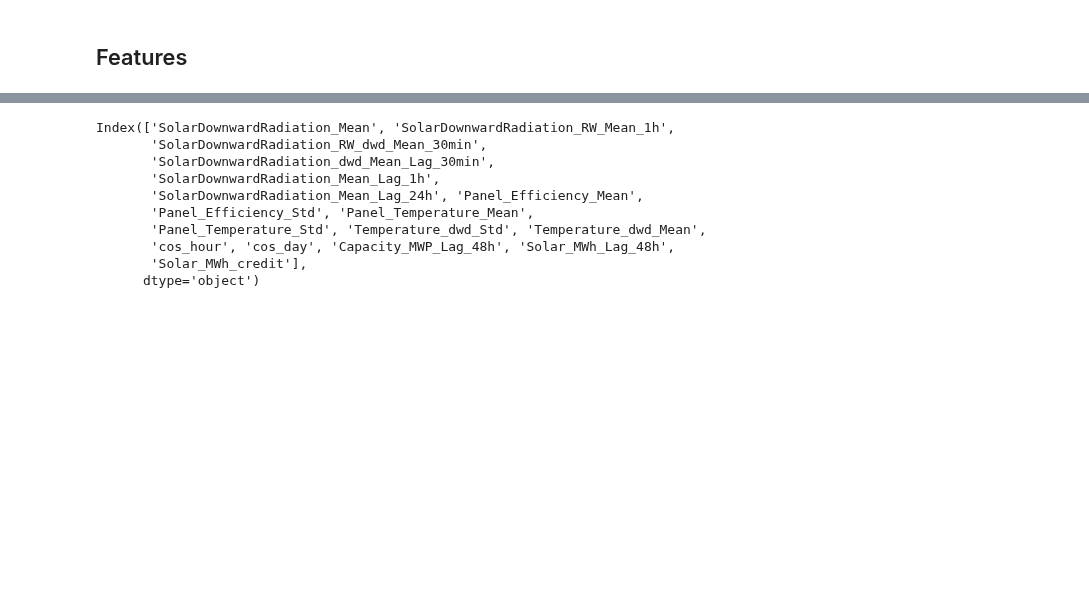
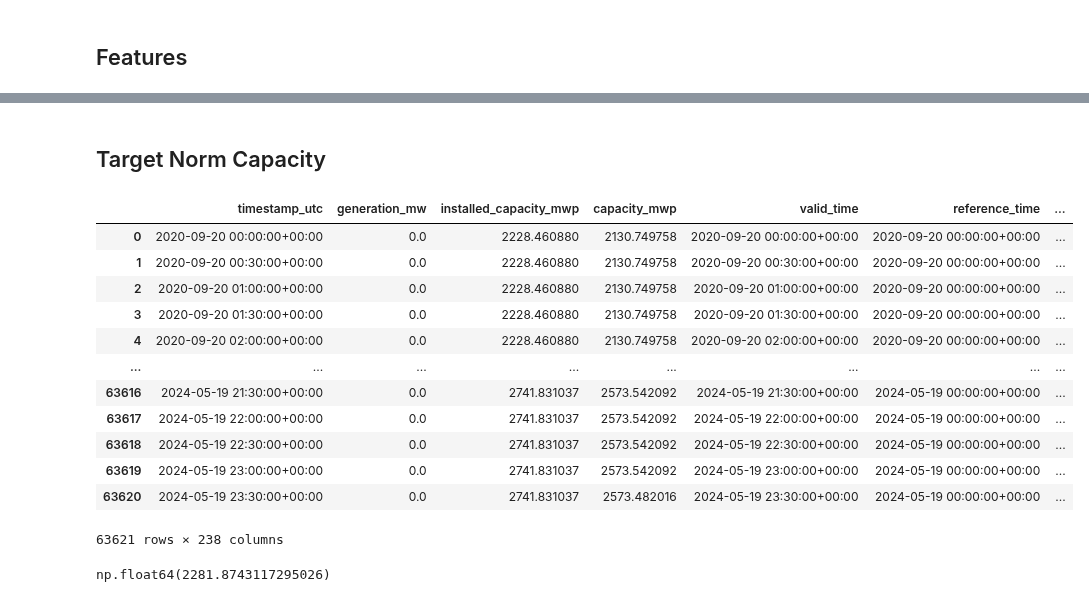
Before and after one commit to P-AEL/Energy_production_price_prediction, a Jupyter notebook: Generation_forecast/Solar_forecast/data/create_train_data.ipynb, the cells around one changed output, grey strips where cells are left out. Saved outputs shown, nothing was run; the diff lists cells and outputs as text; code cells hidden in the pictures; blank space fills up the shorter version.

Commit message:
lgbr models for norm target + eval and train test adjustments

```diff
--- a/Generation_forecast/Solar_forecast/data/create_train_data.ipynb
+++ b/Generation_forecast/Solar_forecast/data/create_train_data.ipynb
@@ -177,4 +177,4 @@ features = [
     "Solar_MWh_Lag_48h"
     ]
 
-df = df[features + ["Solar_MWh_credit"]]
+df_test = df[features + ["Solar_MWh_credit"]]
@@ -181,13 +196,18 @@ df = df[features + ["Solar_MWh_credit"]]
+# %% [markdown]
+## Target Norm Capacity
 # %%
-df.columns
+df
 # %% [output]
+|  | timestamp_utc | generation_mw | installed_capacity_mwp | capacity_mwp | valid_time | reference_time | ... |
+| 0 | 2020-09-20 00:00:00+00:00 | 0.0 | 2228.460880 | 2130.749758 | 2020-09-20 00:00:00+00:00 | 2020-09-20 00:00:00+00:00 | ... |
+| 1 | 2020-09-20 00:30:00+00:00 | 0.0 | 2228.460880 | 2130.749758 | 2020-09-20 00:30:00+00:00 | 2020-09-20 00:00:00+00:00 | ... |
+| 2 | 2020-09-20 01:00:00+00:00 | 0.0 | 2228.460880 | 2130.749758 | 2020-09-20 01:00:00+00:00 | 2020-09-20 00:00:00+00:00 | ... |
+| 3 | 2020-09-20 01:30:00+00:00 | 0.0 | 2228.460880 | 2130.749758 | 2020-09-20 01:30:00+00:00 | 2020-09-20 00:00:00+00:00 | ... |
+| 4 | 2020-09-20 02:00:00+00:00 | 0.0 | 2228.460880 | 2130.749758 | 2020-09-20 02:00:00+00:00 | 2020-09-20 00:00:00+00:00 | ... |
+| ... | ... | ... | ... | ... | ... | ... | ... |
+| 63616 | 2024-05-19 21:30:00+00:00 | 0.0 | 2741.831037 | 2573.542092 | 2024-05-19 21:30:00+00:00 | 2024-05-19 00:00:00+00:00 | ... |
+| 63617 | 2024-05-19 22:00:00+00:00 | 0.0 | 2741.831037 | 2573.542092 | 2024-05-19 22:00:00+00:00 | 2024-05-19 00:00:00+00:00 | ... |
+| 63618 | 2024-05-19 22:30:00+00:00 | 0.0 | 2741.831037 | 2573.542092 | 2024-05-19 22:30:00+00:00 | 2024-05-19 00:00:00+00:00 | ... |
+| 63619 | 2024-05-19 23:00:00+00:00 | 0.0 | 2741.831037 | 2573.542092 | 2024-05-19 23:00:00+00:00 | 2024-05-19 00:00:00+00:00 | ... |
+| 63620 | 2024-05-19 23:30:00+00:00 | 0.0 | 2741.831037 | 2573.482016 | 2024-05-19 23:30:00+00:00 | 2024-05-19 00:00:00+00:00 | ... |
-Index(['SolarDownwardRadiation_Mean', 'SolarDownwardRadiation_RW_Mean_1h',
-       'SolarDownwardRadiation_RW_dwd_Mean_30min',
-       'SolarDownwardRadiation_dwd_Mean_Lag_30min',
-       'SolarDownwardRadiation_Mean_Lag_1h',
-       'SolarDownwardRadiation_Mean_Lag_24h', 'Panel_Efficiency_Mean',
-       'Panel_Efficiency_Std', 'Panel_Temperature_Mean',
-       'Panel_Temperature_Std', 'Temperature_dwd_Std', 'Temperature_dwd_Mean',
-       'cos_hour', 'cos_day', 'Capacity_MWP_Lag_48h', 'Solar_MWh_Lag_48h',
-       'Solar_MWh_credit'],
-      dtype='object')
+63621 rows × 238 columns
@@ -193,0 +219,4 @@ Index(['SolarDownwardRadiation_Mean', 'SolarDownwardRadiation_RW_Mean_1h',
+# %%
+df["capacity_mwp"].mean()
+# %% [output]
+np.float64(2281.8743117295026)
```
Also changed, not shown: parts of 6 cells of this notebook, 19 other files.
